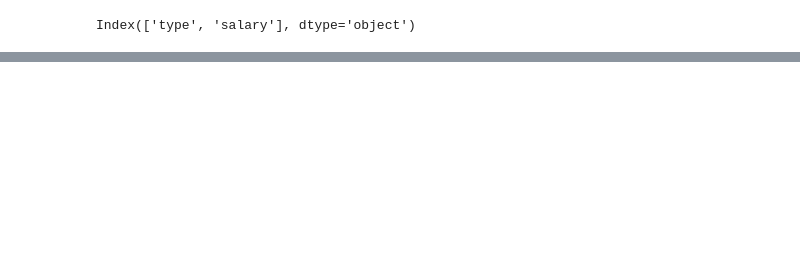
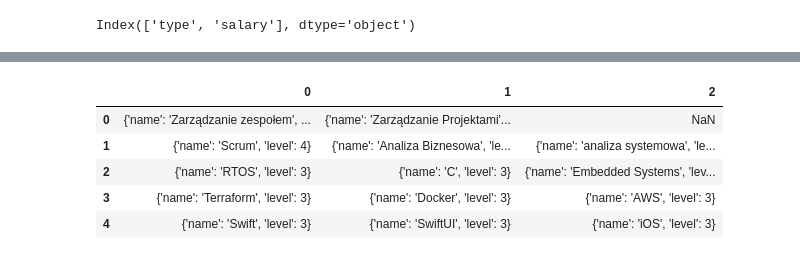
Before and after one commit to dmarszalik/predict_salaries, a Jupyter notebook: predict_salaries.ipynb, the cells around one changed output, grey strips where cells are left out. Saved outputs shown, nothing was run; the diff lists cells and outputs as text; code cells hidden in the pictures; blank space fills up the shorter version.

```diff
--- a/predict_salaries.ipynb
+++ b/predict_salaries.ipynb
@@ -190,0 +75,11 @@ result_df.to_csv(filepath)
+# %%
+df_test = df['skills'].apply(pd.Series)
+# %%
+df_test.head()
+# %% [output]
+|  | 0 | 1 | 2 |
+| 0 | {'name': 'Zarządzanie zespołem', ... | {'name': 'Zarządzanie Projektami'... | NaN |
+| 1 | {'name': 'Scrum', 'level': 4} | {'name': 'Analiza Biznesowa', 'le... | {'name': 'analiza systemowa', 'le... |
+| 2 | {'name': 'RTOS', 'level': 3} | {'name': 'C', 'level': 3} | {'name': 'Embedded Systems', 'lev... |
+| 3 | {'name': 'Terraform', 'level': 3} | {'name': 'Docker', 'level': 3} | {'name': 'AWS', 'level': 3} |
+| 4 | {'name': 'Swift', 'level': 3} | {'name': 'SwiftUI', 'level': 3} | {'name': 'iOS', 'level': 3} |
```
Also changed, not shown: parts of 43 cells of this notebook.
